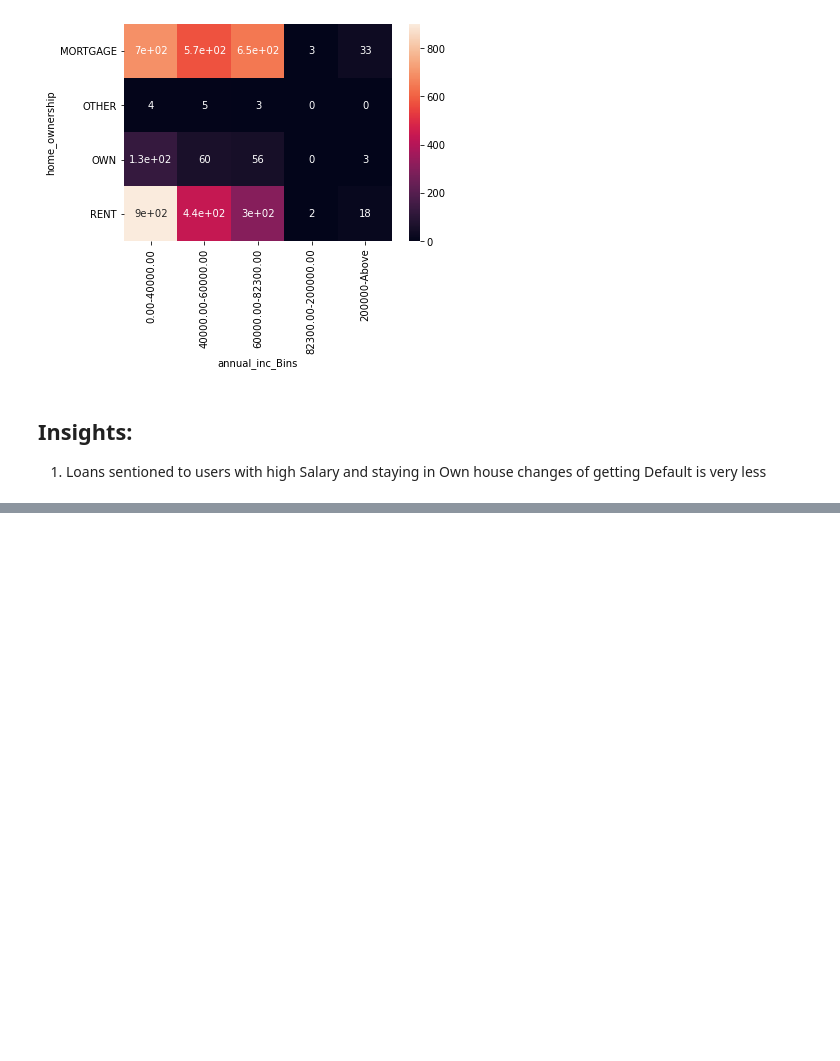
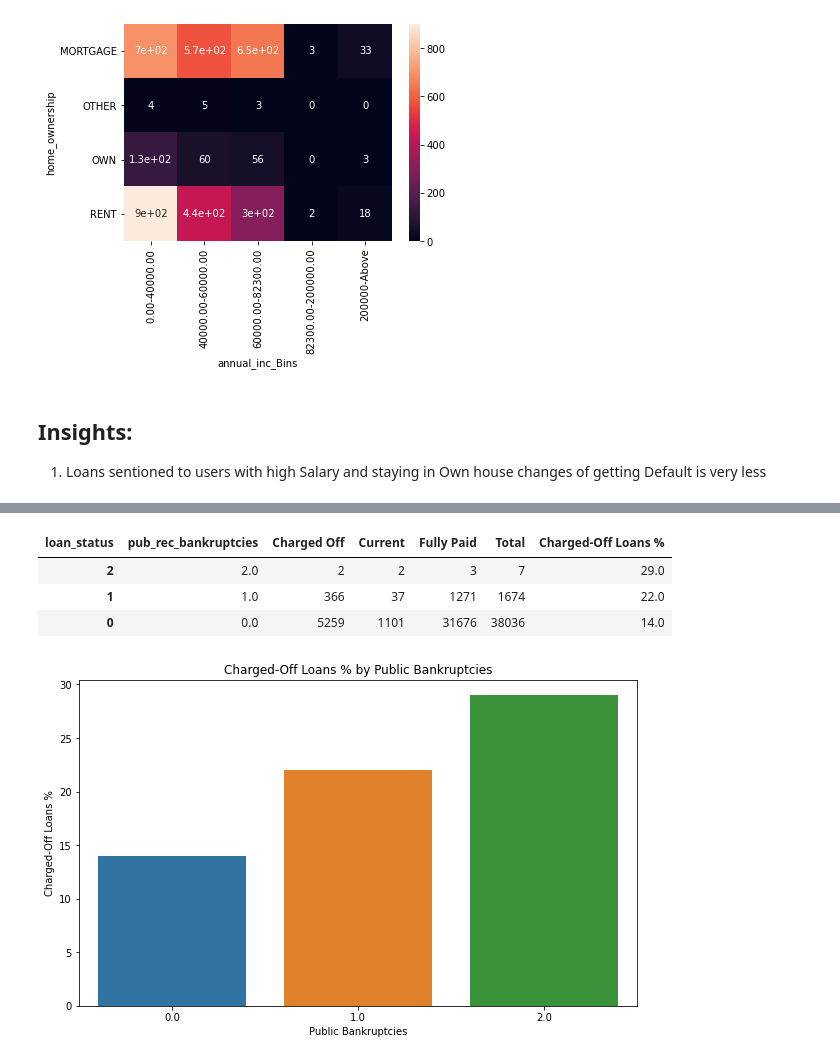
Before and after one commit to praveenainala/Lending-Club-Case-Study, a Jupyter notebook: Praveen_Aniket_EDA Case Study.ipynb, the cells around one changed output, grey strips where cells are left out. Cells and saved outputs as stored; diff of their text form; code cells hidden in the pictures; blank space fills up the shorter version.

```diff
--- a/Praveen_Aniket_EDA Case Study.ipynb
+++ b/Praveen_Aniket_EDA Case Study.ipynb
@@ -958,0 +928,21 @@ for column in ['term','grade','Derived_months_Bins','int_rate_Bins','home_owners
+# %%
+# Analysis
+
+pub_rec_bankruptcies = app_data2.pivot_table(index='pub_rec_bankruptcies', columns='loan_status',
+                              values='id', aggfunc=len).reset_index()
+pub_rec_bankruptcies['Total']= pub_rec_bankruptcies['Charged Off']+pub_rec_bankruptcies['Current']+pub_rec_bankruptcies['Fully Paid']
+pub_rec_bankruptcies['Charged-Off Loans %'] = round(pub_rec_bankruptcies['Charged Off']*100/pub_rec_bankruptcies['Total'],0)
+pub_rec_bankruptcies.sort_values(by='Charged-Off Loans %', ascending=False)
+# %% [output]
+| loan_status | pub_rec_bankruptcies | Charged Off | Current | Fully Paid | Total | Charged-Off Loans % |
+| 2 | 2.0 | 2 | 2 | 3 | 7 | 29.0 |
+| 1 | 1.0 | 366 | 37 | 1271 | 1674 | 22.0 |
+| 0 | 0.0 | 5259 | 1101 | 31676 | 38036 | 14.0 |
+# %%
+
+plt.figure(figsize=[10,6])
+ax = sns.barplot(pub_rec_bankruptcies['pub_rec_bankruptcies'], pub_rec_bankruptcies['Charged-Off Loans %'], data=pub_rec_bankruptcies)
+ax.set(xlabel='Public Bankruptcies', ylabel='Charged-Off Loans %', title="Charged-Off Loans % by Public Bankruptcies")
+plt.show()
+# %% [output]
+[figure, added]
```
Also changed, not shown: parts of 32 cells of this notebook.
